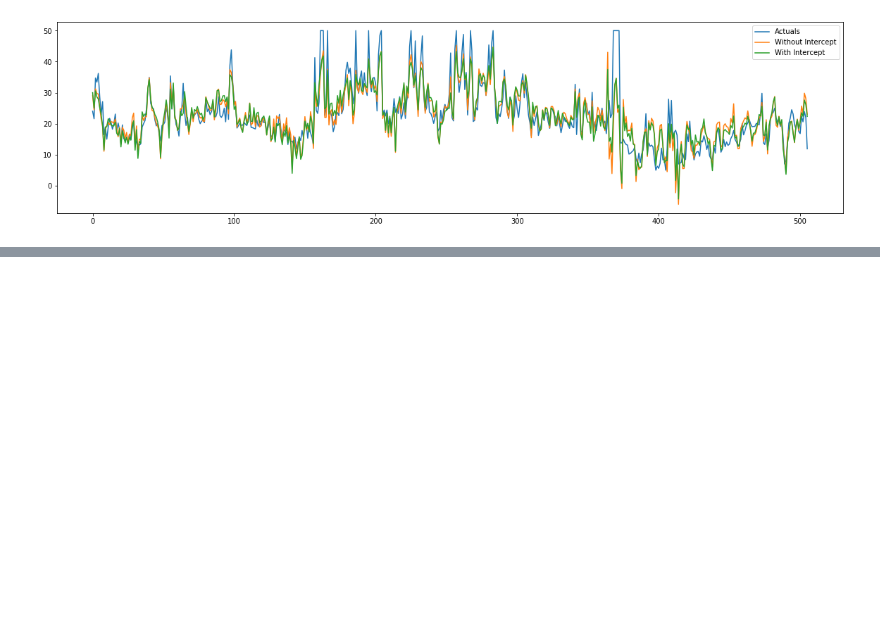
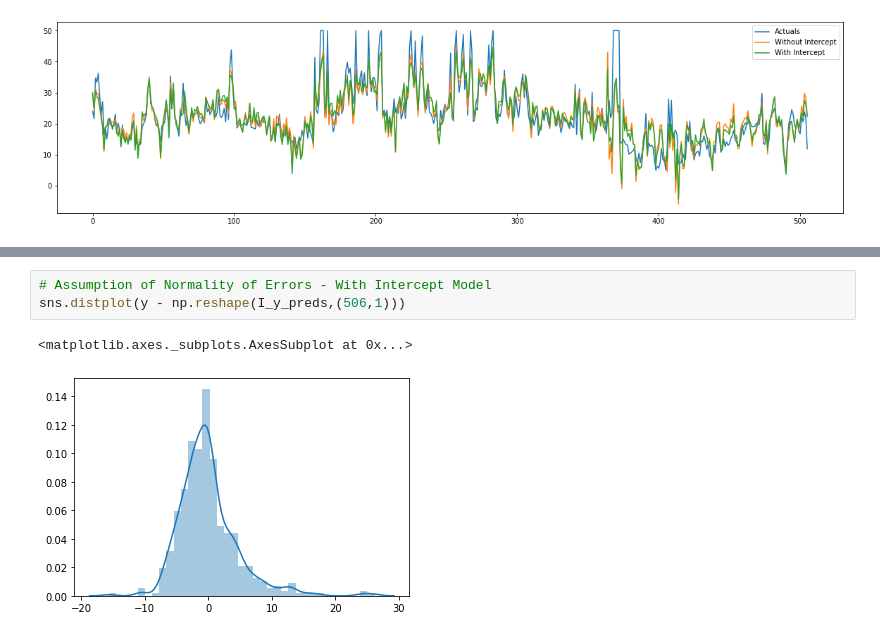
Before and after one commit to ankur078/Linear-Regression_from_Scratch_on_Python, a Jupyter notebook: Linear_regression_from_scratch.ipynb, the cells around one changed output, grey strips where cells are left out. Cells and saved outputs as stored; diff of their text form; blank space fills up the shorter version.

```diff
--- a/Linear_regression_from_scratch.ipynb
+++ b/Linear_regression_from_scratch.ipynb
@@ -212,0 +219,6 @@ plt.plot()
+# %%
+# Assumption of Normality of Errors - With Intercept Model
+sns.distplot(y - np.reshape(I_y_preds,(506,1)))
+# %% [output]
+<matplotlib.axes._subplots.AxesSubplot at 0x...>
+[figure, added]
```
Also changed, not shown: parts of 3 cells of this notebook.
